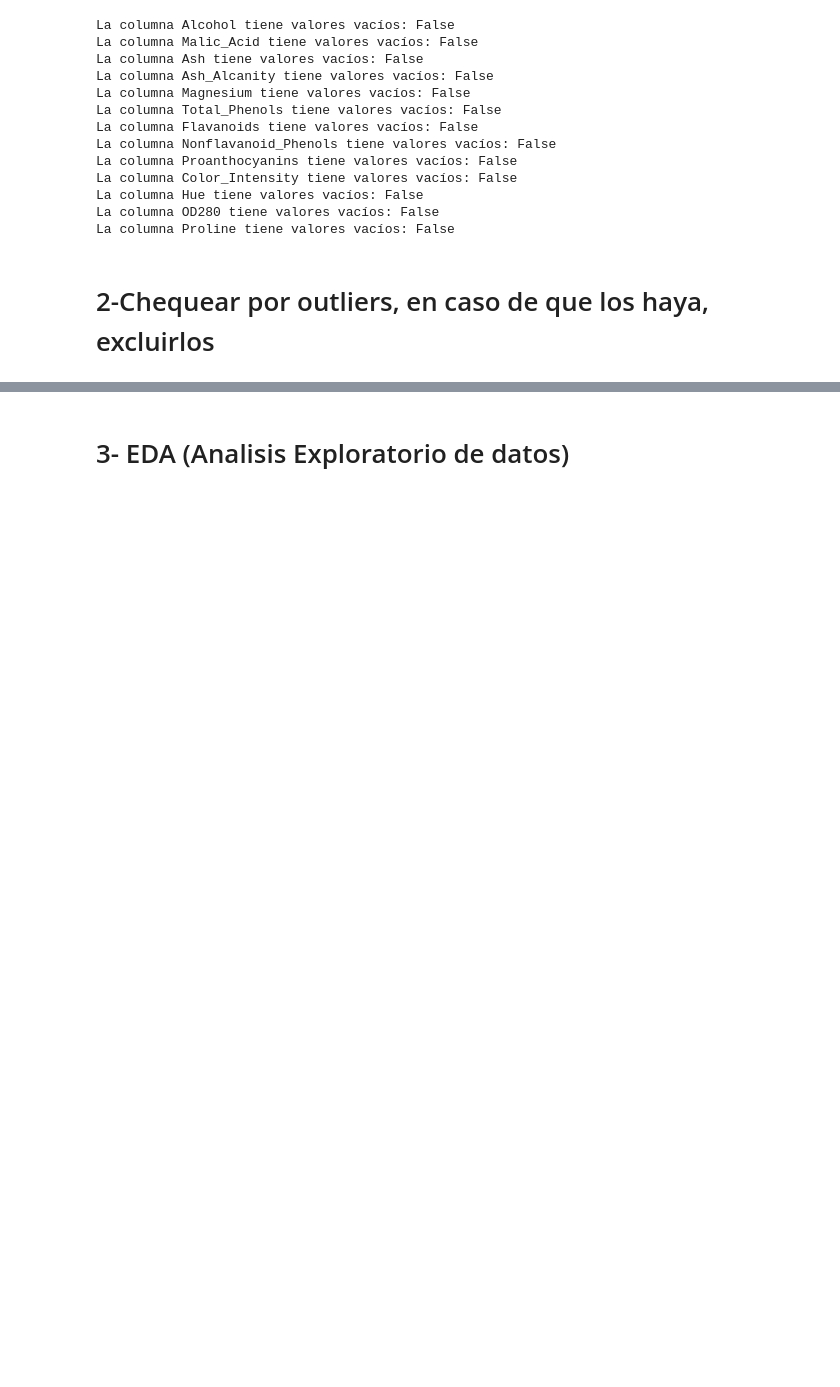
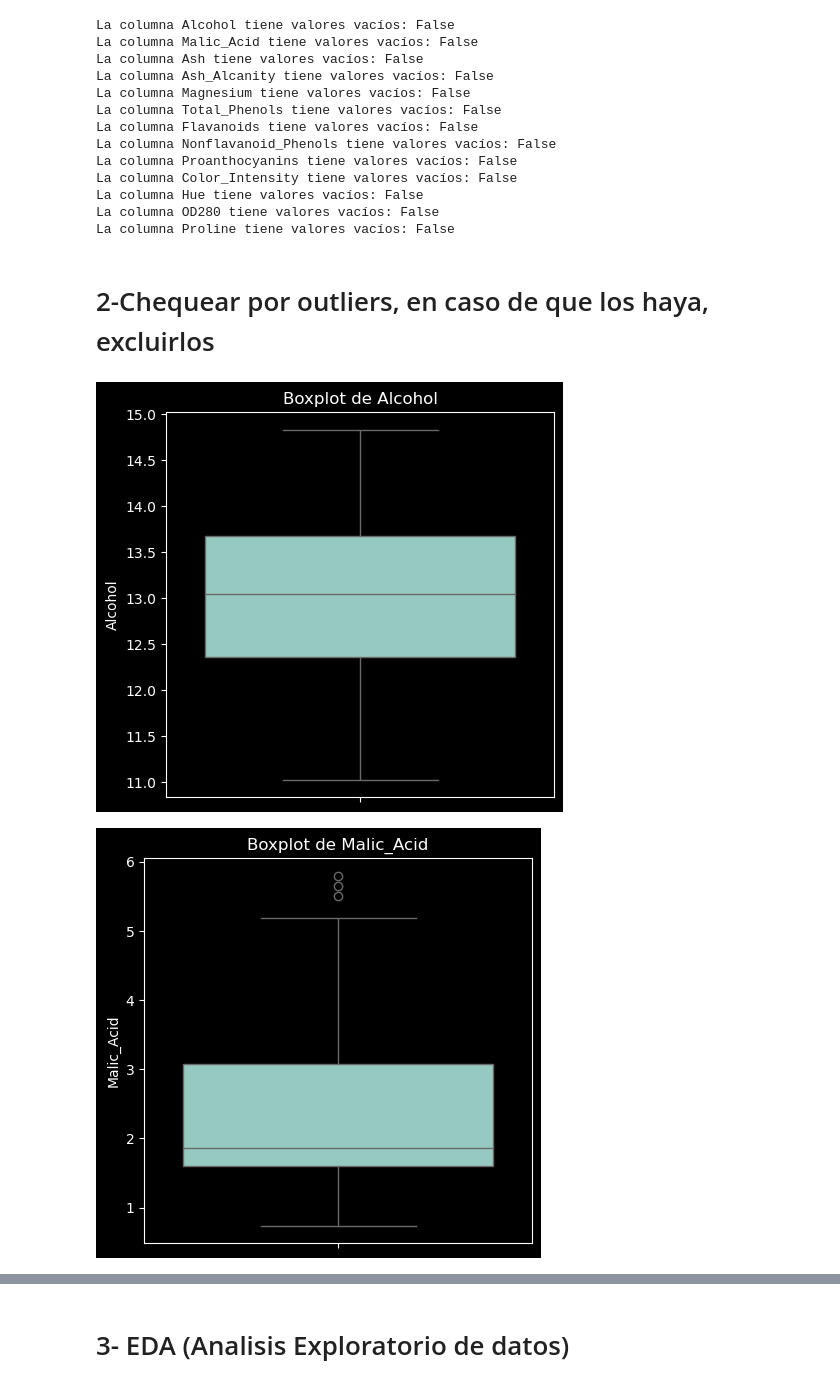
Before and after one commit to thejoresp/CienciaDatos, a Jupyter notebook: cloustering.ipynb, the cells around one changed output, grey strips where cells are left out. Drawn from its saved outputs; the diff is of its cells as text; code cells hidden in the pictures; blank space fills up the shorter version.

```diff
--- a/cloustering.ipynb
+++ b/cloustering.ipynb
@@ -163,3 +179,12 @@ La columna OD280 tiene valores vacíos: False
 La columna Proline tiene valores vacíos: False
 # %% [markdown]
 # 2-Chequear por outliers, en caso de que los haya, excluirlos
+# %%
+for column in wine.columns:
+    plt.figure(figsize=(5, 5))
+    sns.boxplot(y=wine[column])
+    plt.title(f'Boxplot de {column}')
+    plt.show()
+# %% [output]
+[figure, added]
+[figure, added]
```
Also changed, not shown: parts of 23 cells of this notebook.
